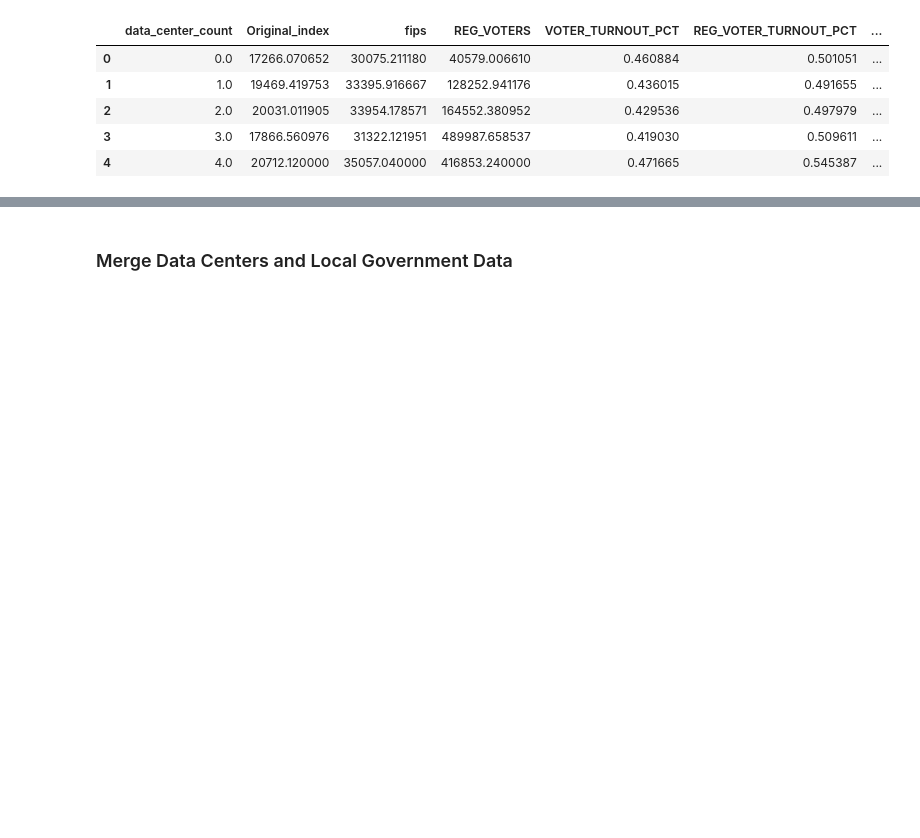
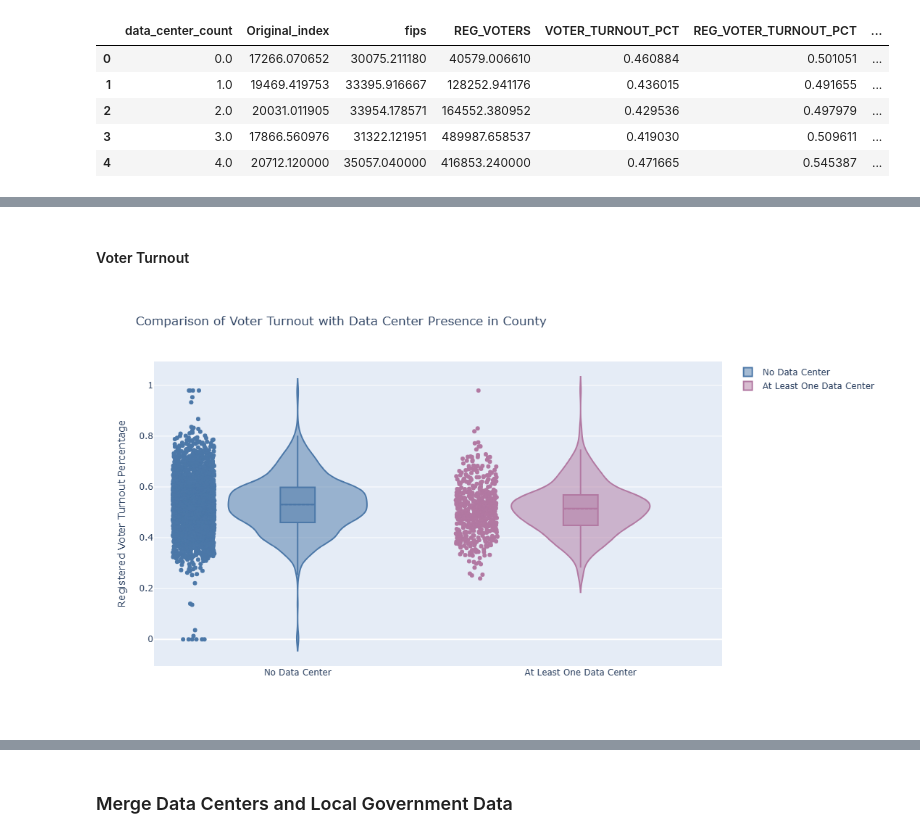
Before and after one commit to agrace339/Data-Center-Impact-Explorer, a Jupyter notebook: Script/EDA Politics.ipynb, the cells around one changed output, grey strips where cells are left out. Drawn from its saved outputs; the diff is of its cells as text; code cells hidden in the pictures; blank space fills up the shorter version.

```diff
--- a/Script/EDA Politics.ipynb
+++ b/Script/EDA Politics.ipynb
@@ -145 +151,36 @@ dc_nanda_df["data_center_bins"] = pd.cut(dc_nanda_df["data_center_count"], bins
+# %% [markdown]
+#### Voter Turnout
+# %%
+# Start by looking at distribution of voter turnout just for with vs. without data centers
+
+fig = go.Figure()
+fig.add_trace(go.Violin(y = dc_nanda_df["REG_VOTER_TURNOUT_PCT"][dc_nanda_df["data_center_count"] == 0],
+                        name = "No Data Center",
+                        box_visible = True,
+                        points = "all",
+                        meanline_visible = True,
+                        line_color = "#4C78A8"
+                       ))
+
+fig.add_trace(go.Violin(y = dc_nanda_df["REG_VOTER_TURNOUT_PCT"][dc_nanda_df["data_center_count"] > 0],
+                        name = "At Least One Data Center",
+                        box_visible = True,
+                        points = "all",
+                        meanline_visible = True,
+                        line_color = "#B279A2"))
+
+fig.update_layout(
+    width = 900,
+    height = 600,
+    title_text = "Comparison of Voter Turnout with Data Center Presence in County",
+    yaxis = dict(
+        title = dict(
+            text = "Registered Voter Turnout Percentage"
+        )
+    ),
+)
+
+fig.show()
+# %% [output]
+[figure, added]
 # %%
```
Also changed, not shown: parts of 11 cells of this notebook.
